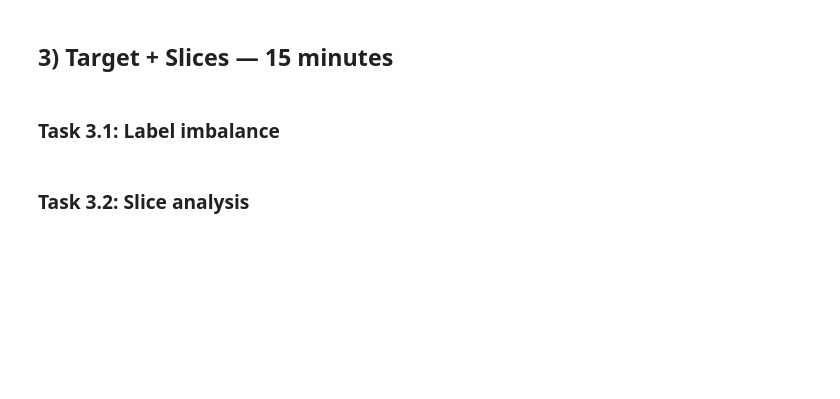
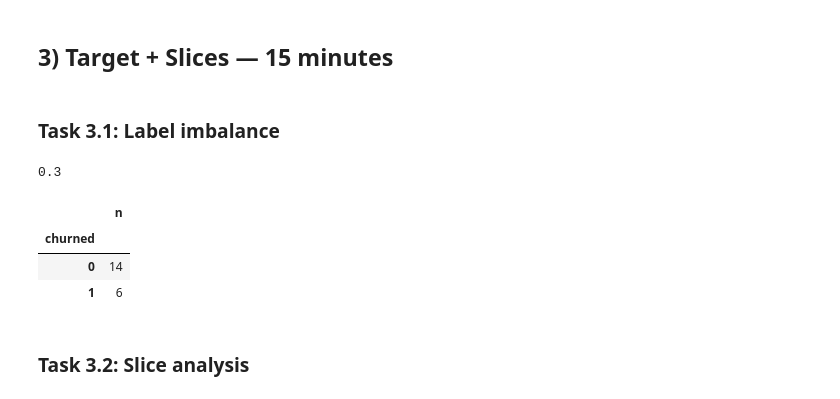
Before and after one commit to super30admin/EDA, a Jupyter notebook: eda_student_lab.ipynb, the cells around one changed output. Cells and saved outputs as stored; diff of their text form; code cells hidden in the pictures; blank space fills up the shorter version.

```diff
--- a/eda_student_lab.ipynb
+++ b/eda_student_lab.ipynb
@@ -103,12 +153,18 @@ plt.show()
 ### Task 3.1: Label imbalance
 # %%
 # TODO: compute churn rate and counts
-churn_rate = None
-counts = None
+churn_rate = float(df['churned'].mean())
+counts = df['churned'].value_counts().rename_axis('churned').to_frame('n')
 print(churn_rate)
 counts
 
 # Checkpoint: which metric would you choose (accuracy vs F1 vs PR-AUC) and why?
+# %% [output]
+0.3
+|  | n |
+| churned |  |
+| 0 | 14 |
+| 1 | 6 |
 # %% [markdown]
 ### Task 3.2: Slice analysis
 # %%
```
Also changed, not shown: parts of 9 cells of this notebook.
